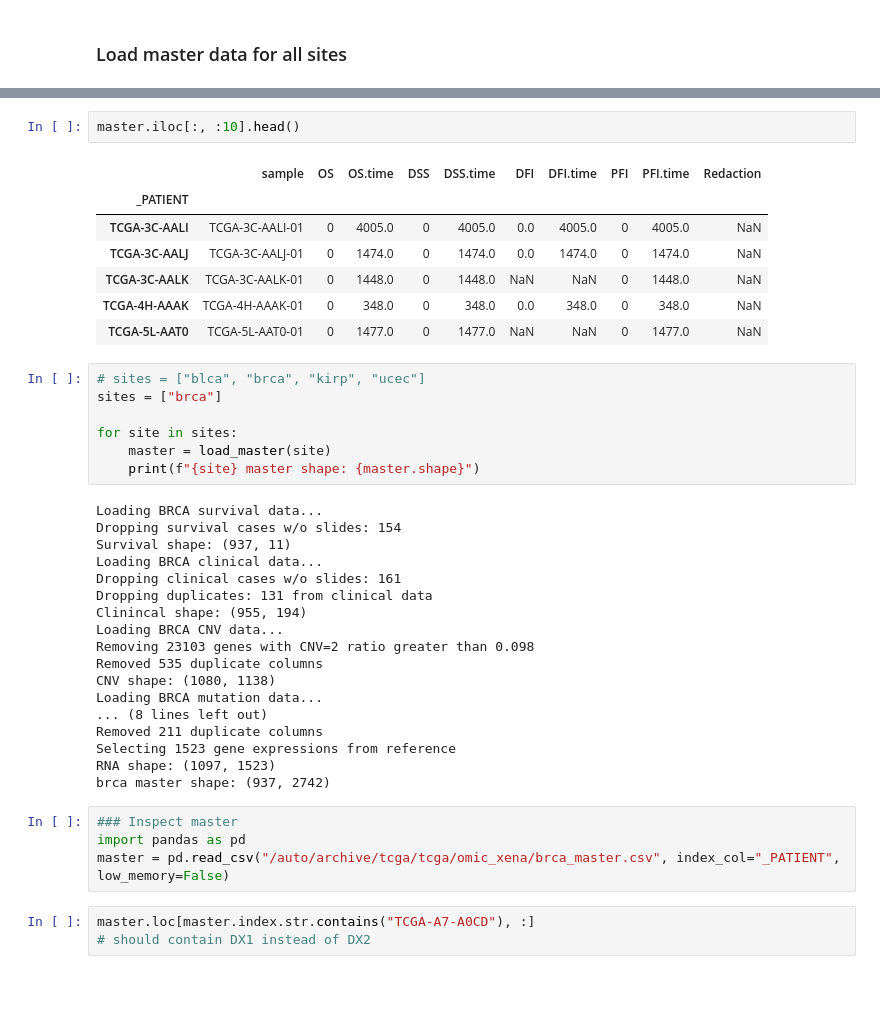
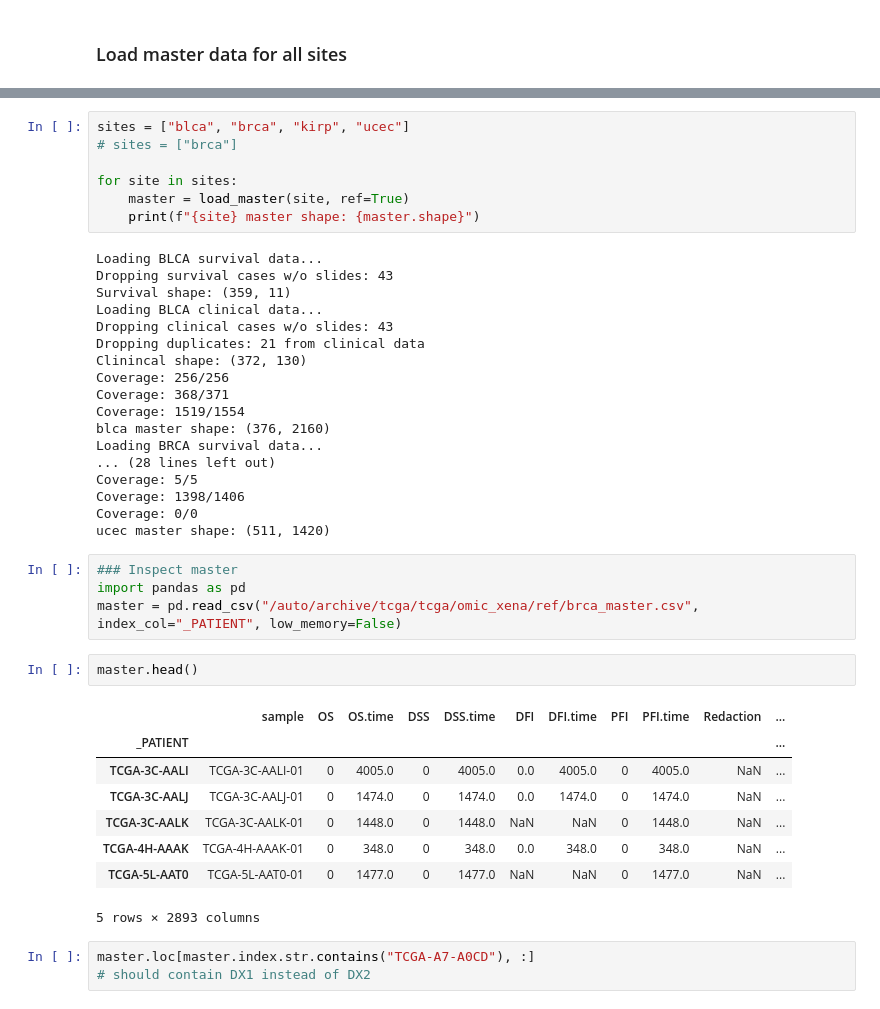
Before and after one commit to konst-int-i/mm-health-benchmarks, a Jupyter notebook: notebooks/xena_load.ipynb, the cells around one changed output, grey strips where cells are left out. Drawn from its saved outputs; the diff is of its cells as text.

```diff
--- a/notebooks/xena_load.ipynb
+++ b/notebooks/xena_load.ipynb
@@ -773,44 +870,45 @@ def load_master(
 
     return master
-# %%
-master.iloc[:, :10].head()
-# %% [output]
-|  | sample | OS | OS.time | DSS | DSS.time | DFI | DFI.time | PFI | PFI.time | Redaction |
-| _PATIENT |  |  |  |  |  |  |  |  |  |  |
-| TCGA-3C-AALI | TCGA-3C-AALI-01 | 0 | 4005.0 | 0 | 4005.0 | 0.0 | 4005.0 | 0 | 4005.0 | NaN |
-| TCGA-3C-AALJ | TCGA-3C-AALJ-01 | 0 | 1474.0 | 0 | 1474.0 | 0.0 | 1474.0 | 0 | 1474.0 | NaN |
-| TCGA-3C-AALK | TCGA-3C-AALK-01 | 0 | 1448.0 | 0 | 1448.0 | NaN | NaN | 0 | 1448.0 | NaN |
-| TCGA-4H-AAAK | TCGA-4H-AAAK-01 | 0 | 348.0 | 0 | 348.0 | 0.0 | 348.0 | 0 | 348.0 | NaN |
-| TCGA-5L-AAT0 | TCGA-5L-AAT0-01 | 0 | 1477.0 | 0 | 1477.0 | NaN | NaN | 0 | 1477.0 | NaN |
 # %%
-# sites = ["blca", "brca", "kirp", "ucec"]
-sites = ["brca"]
+sites = ["blca", "brca", "kirp", "ucec"]
+# sites = ["brca"]
 
 for site in sites:
-    master = load_master(site)
+    master = load_master(site, ref=True)
     print(f"{site} master shape: {master.shape}")
 # %% [output]
+Loading BLCA survival data...
+Dropping survival cases w/o slides: 43
+Survival shape: (359, 11)
+Loading BLCA clinical data...
+Dropping clinical cases w/o slides: 43
+Dropping duplicates: 21 from clinical data
+Clinincal shape: (372, 130)
+Coverage: 256/256
+Coverage: 368/371
+Coverage: 1519/1554
+blca master shape: (376, 2160)
 Loading BRCA survival data...
-Dropping survival cases w/o slides: 154
-Survival shape: (937, 11)
-Loading BRCA clinical data...
-Dropping clinical cases w/o slides: 161
-Dropping duplicates: 131 from clinical data
-Clinincal shape: (955, 194)
-Loading BRCA CNV data...
-Removing 23103 genes with CNV=2 ratio greater than 0.098
-Removed 535 duplicate columns
-CNV shape: (1080, 1138)
-Loading BRCA mutation data...
-... (8 lines left out)
-Removed 211 duplicate columns
-Selecting 1523 gene expressions from reference
-RNA shape: (1097, 1523)
-brca master shape: (937, 2742)
+... (28 lines left out)
+Coverage: 5/5
+Coverage: 1398/1406
+Coverage: 0/0
+ucec master shape: (511, 1420)
 # %%
 ### Inspect master
 import pandas as pd
-master = pd.read_csv("/auto/archive/tcga/tcga/omic_xena/brca_master.csv", index_col="_PATIENT", low_memory=False)
+master = pd.read_csv("/auto/archive/tcga/tcga/omic_xena/ref/brca_master.csv", index_col="_PATIENT", low_memory=False)
+# %%
+master.head()
+# %% [output]
+|  | sample | OS | OS.time | DSS | DSS.time | DFI | DFI.time | PFI | PFI.time | Redaction | ... |
+| _PATIENT |  |  |  |  |  |  |  |  |  |  | ... |
+| TCGA-3C-AALI | TCGA-3C-AALI-01 | 0 | 4005.0 | 0 | 4005.0 | 0.0 | 4005.0 | 0 | 4005.0 | NaN | ... |
+| TCGA-3C-AALJ | TCGA-3C-AALJ-01 | 0 | 1474.0 | 0 | 1474.0 | 0.0 | 1474.0 | 0 | 1474.0 | NaN | ... |
+| TCGA-3C-AALK | TCGA-3C-AALK-01 | 0 | 1448.0 | 0 | 1448.0 | NaN | NaN | 0 | 1448.0 | NaN | ... |
+| TCGA-4H-AAAK | TCGA-4H-AAAK-01 | 0 | 348.0 | 0 | 348.0 | 0.0 | 348.0 | 0 | 348.0 | NaN | ... |
+| TCGA-5L-AAT0 | TCGA-5L-AAT0-01 | 0 | 1477.0 | 0 | 1477.0 | NaN | NaN | 0 | 1477.0 | NaN | ... |
+5 rows × 2893 columns
 # %%
 master.loc[master.index.str.contains("TCGA-A7-A0CD"), :]
 # should contain DX1 instead of DX2
```
Also changed, not shown: parts of 15 cells of this notebook, 1 other file.
